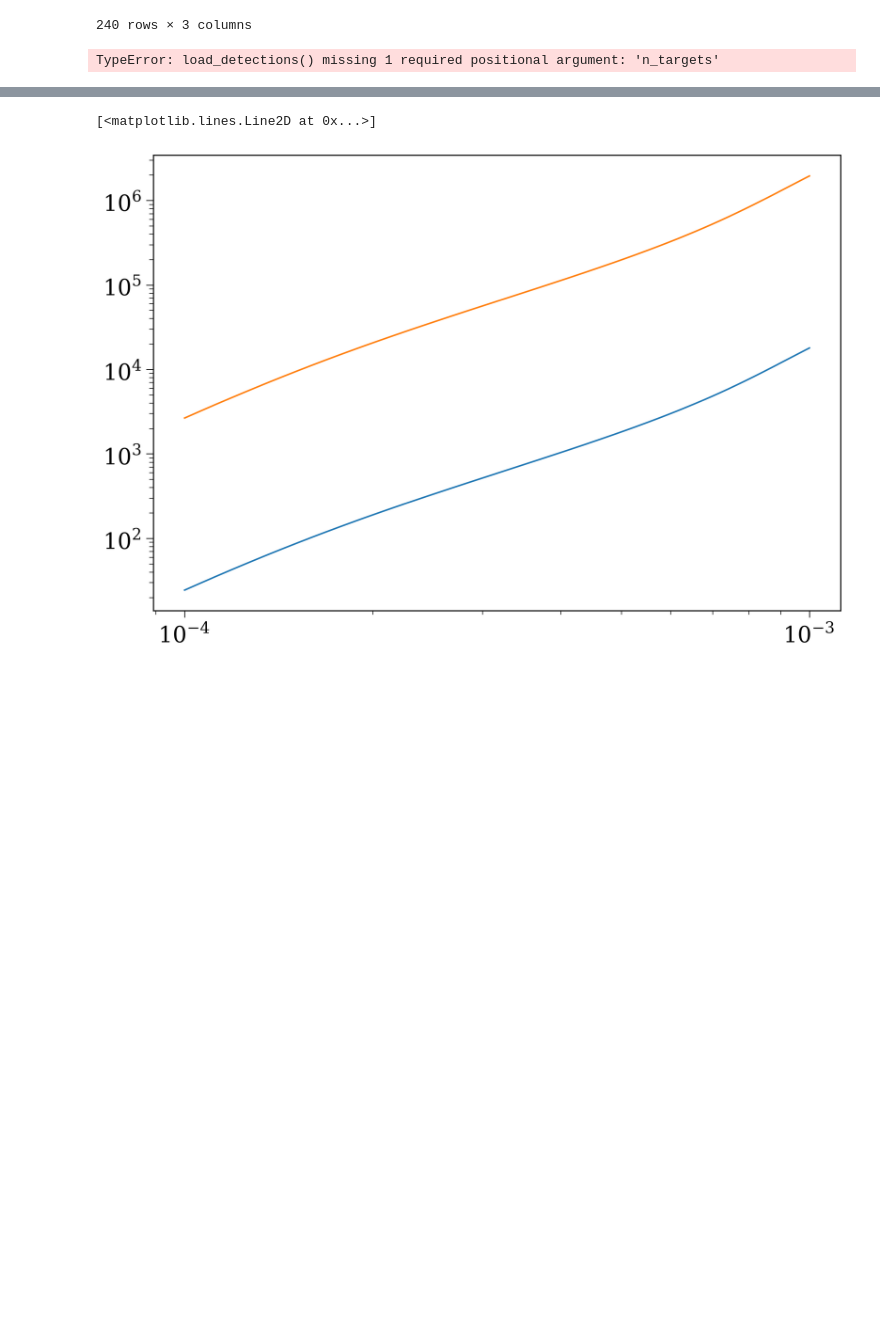
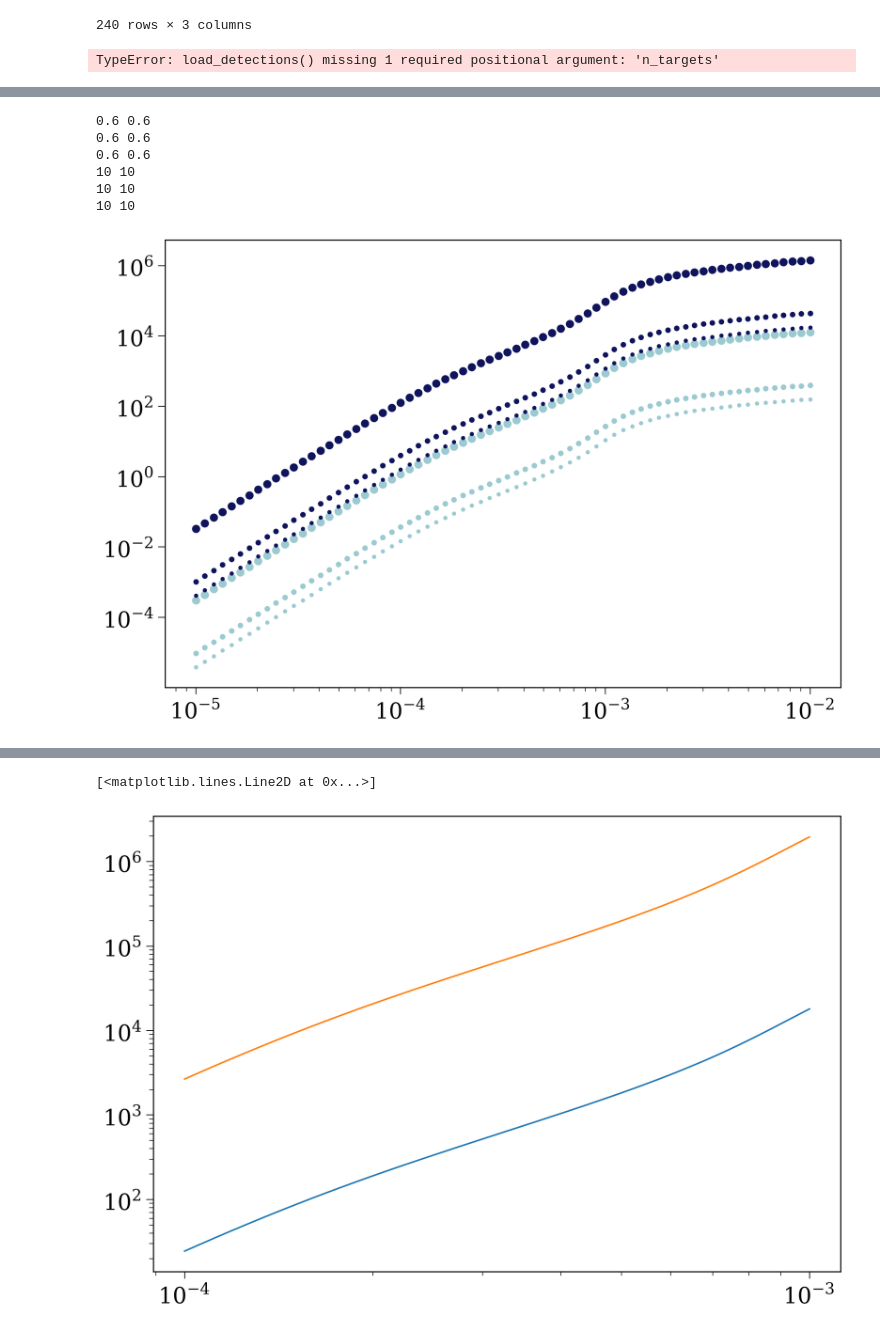
Before and after one commit to TomWagg/lisa-dco-identification, a Jupyter notebook: notebooks/distinguish.ipynb, the cells around one changed output, grey strips where cells are left out. Drawn from its saved outputs; the diff is of its cells as text; code cells hidden in the pictures; blank space fills up the shorter version.

```diff
--- a/notebooks/distinguish.ipynb
+++ b/notebooks/distinguish.ipynb
@@ -207,0 +310,36 @@ bhbh_distances = lw.source.Source(
+# %%
+for mass, label, c in zip([0.6, (10, 1.4), 10], ["WD-WD", "BHNS", "BH-BH"], ["#9CCAD1", const.DCO_COLOURS["BHNS"], const.DCO_COLOURS["BHBH"]]):
+    if label == "BHNS":
+        continue
+    for distance, s, m in zip([250, 8000, 20000], [50, 20, 10], ['o', 'X', 'D']):
+        # if distance != 250:
+        #     continue
+        if isinstance(mass, tuple):
+            m1, m2 = mass
+        else:
+            m1 = m2 = mass
+        print(m1, m2)
+        sources = lw.source.Source(
+            m_1=np.repeat(m1, len(f_orb_range)) * u.Msun,
+            m_2=np.repeat(m2, len(f_orb_range)) * u.Msun,
+            f_orb=f_orb_range,
+            ecc=np.repeat(0.0, len(f_orb_range)),
+            dist=np.repeat(distance, len(f_orb_range)) * u.pc,
+            interpolate_g=False,
+            sc_params={"t_obs": 8 * u.yr}
+        )
+        sources.get_snr()
+
+        plt.scatter(f_orb_range.to(u.Hz).value, sources.snr, s=s, c=c)
+
+plt.yscale("log")
+plt.xscale("log")
+plt.show()
+# %% [output]
+0.6 0.6
+0.6 0.6
+0.6 0.6
+10 10
+10 10
+10 10
+[figure, added]
```
Also changed, not shown: parts of 8 cells of this notebook, 3 other files.
